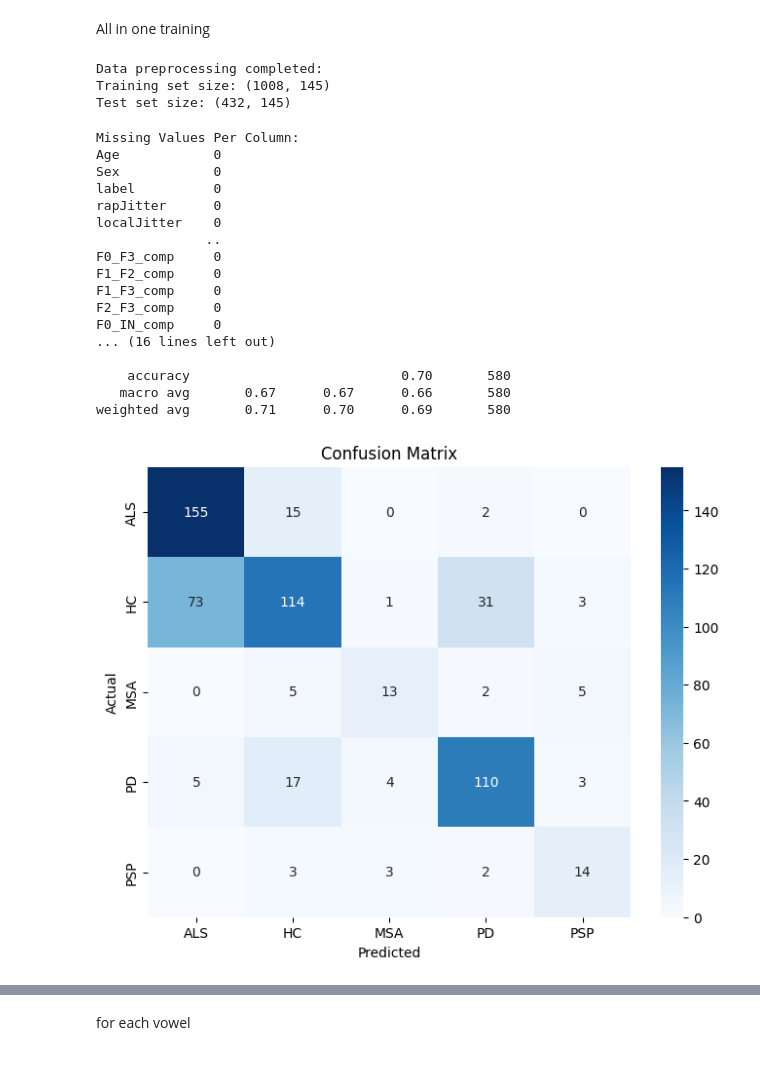
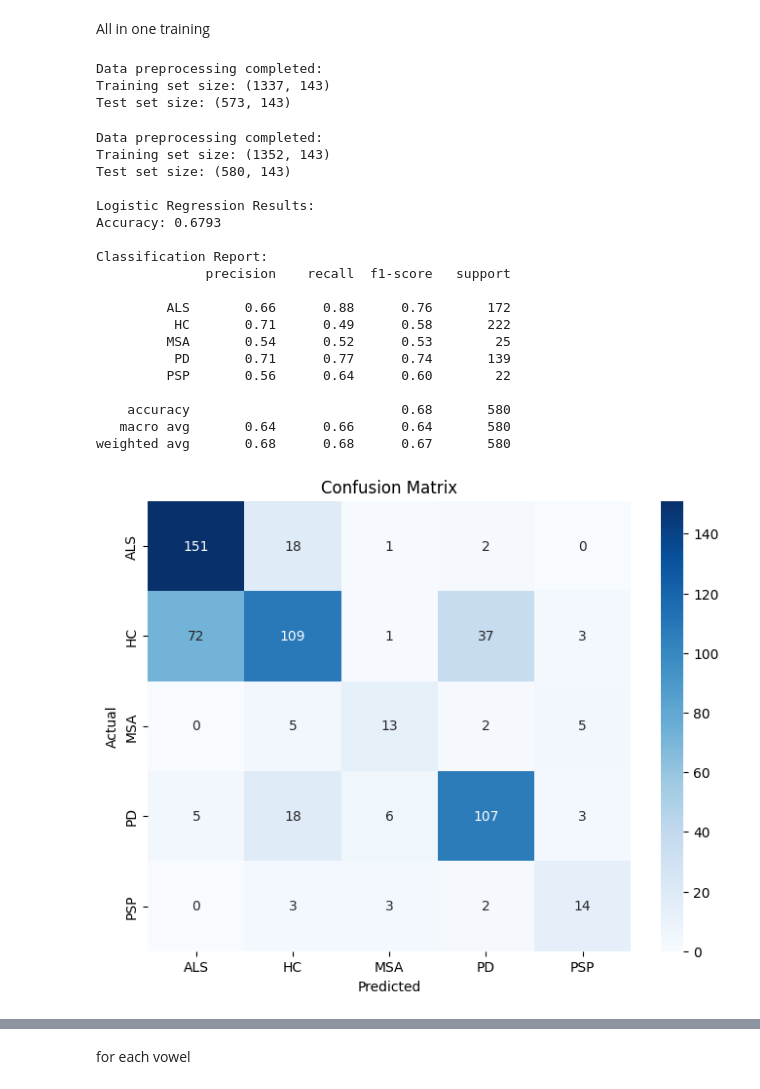
Before and after one commit to ktolnos/als-project, a Jupyter notebook: edward_classifier.ipynb, the cells around one changed output, grey strips where cells are left out. Cells and saved outputs as stored; diff of their text form; code cells hidden in the pictures.

```diff
--- a/edward_classifier.ipynb
+++ b/edward_classifier.ipynb
@@ -53,27 +53,22 @@ import seaborn as sns
 data = pd.read_csv("edward_uppercase_acoustic_features.csv")
 
 # Step 1: Drop irrelevant columns
-columns_to_drop = ["subjectID", "file_path", "voiced_file_path", "Severity", "Dataset", "Phoneme"]
+columns_to_drop = ["subjectID", "file_path", "voiced_file_path", "Severity", "Dataset", "Phoneme", "Sex", 'Age']
 data = data.drop(columns=columns_to_drop, errors="ignore")
 
-# Step 2: Encode categorical features
-categorical_columns = ["Sex", 'Age']  # Only keep 'Sex' as a categorical feature
-encoder = LabelEncoder()
-data["Sex"] = encoder.fit_transform(data["Sex"])
-
-# Step 3: Handle missing values
+# Step 2: Handle missing values
 data = data.dropna()  # Drop rows with missing values
 
-# Step 4: Separate features (X) and target (y)
+# Step 3: Separate features (X) and target (y)
 acoustic_features = data.columns.difference(["label"])  # All columns except 'label'
 X = data[acoustic_features]
 y = data["label"]
 
-# Step 5: Scale numeric features
+# Step 4: Scale numeric features
 scaler = StandardScaler()
 X_scaled = scaler.fit_transform(X)
 
-# Step 6: Split into train and test sets
+# Step 5: Split into train and test sets
 X_train, X_test, y_train, y_test = train_test_split(X_scaled, y, test_size=0.3, random_state=42, stratify=y)
 
 print("Data preprocessing completed:")
@@ -81,8 +76,8 @@ print(f"Training set size: {X_train.shape}")
 print(f"Test set size: {X_test.shape}")
 # %% [output]
 Data preprocessing completed:
-Training set size: (1008, 145)
-Test set size: (432, 145)
+Training set size: (1337, 143)
+Test set size: (573, 143)
 # %%
 import pandas as pd
 from sklearn.model_selection import train_test_split
@@ -96,22 +91,12 @@ import seaborn as sns
 data = pd.read_csv("edward_uppercase_acoustic_features.csv")
 
 # Step 1: Drop irrelevant columns
-columns_to_drop = ["subjectID", "file_path", "voiced_file_path", "Severity", "Dataset", "Phoneme"]
+columns_to_drop = ["subjectID", "file_path", "voiced_file_path", "Severity", "Dataset", "Phoneme", 'Age', 'Sex']
 data = data.drop(columns=columns_to_drop, errors="ignore")
 
-# Step 2: Encode categorical features
-categorical_columns = ["Sex", 'Age'] # Only keep 'Sex' as a categorical feature
-encoder = LabelEncoder()
-if "Sex" in data.columns:
-    data["Sex"] = encoder.fit_transform(data["Sex"])
-
-if "Age" in data.columns:
-    data["Age"] = encoder.fit_transform(data["Age"])
 
 # Step 3: Handle missing values (Identify and impute)
 missing_summary = data.isnull().sum()
-print("Missing Values Per Column:")
-print(missing_summary)
 
 # Impute missing values for numeric columns with their mean
 numeric_columns = data.select_dtypes(include=["float64", "int64"]).columns
@@ -127,50 +112,52 @@ scaler = StandardScaler()
 X_scaled = scaler.fit_transform(X)
 
 # Step 6: Split into train and test sets
 X_train, X_test, y_train, y_test = train_test_split(X_scaled, y, test_size=0.3, random_state=42, stratify=y)
 
 print("Data preprocessing completed:")
 print(f"Training set size: {X_train.shape}")
 print(f"Test set size: {X_test.shape}")
 
 # Step 7: Logistic Regression Model
 log_reg = LogisticRegression(max_iter=1000, random_state=42, class_weight="balanced")
 log_reg.fit(X_train, y_train)
 
 # Predictions and Evaluation
 y_pred = log_reg.predict(X_test)
 print("\nLogistic Regression Results:")
 print(f"Accuracy: {accuracy_score(y_test, y_pred):.4f}")
 print("\nClassification Report:")
 print(classification_report(y_test, y_pred))
 
 # Confusion Matrix
 conf_matrix = confusion_matrix(y_test, y_pred)
 plt.figure(figsize=(8, 6))
 sns.heatmap(conf_matrix, annot=True, fmt="d", cmap="Blues", xticklabels=log_reg.classes_, yticklabels=log_reg.classes_)
 plt.xlabel("Predicted")
 plt.ylabel("Actual")
 plt.title("Confusion Matrix")
 plt.show()
 # %% [output]
-Missing Values Per Column:
-Age            0
-Sex            0
-label          0
-rapJitter      0
-localJitter    0
-              ..
-F0_F3_comp     0
-F1_F2_comp     0
-F1_F3_comp     0
-F2_F3_comp     0
-F0_IN_comp     0
-... (16 lines left out)
+Data preprocessing completed:
+Training set size: (1352, 143)
+Test set size: (580, 143)
 
-    accuracy                           0.70       580
-   macro avg       0.67      0.67      0.66       580
-weighted avg       0.71      0.70      0.69       580
+Logistic Regression Results:
+Accuracy: 0.6793
+
+Classification Report:
+              precision    recall  f1-score   support
+
+         ALS       0.66      0.88      0.76       172
+          HC       0.71      0.49      0.58       222
+         MSA       0.54      0.52      0.53        25
+          PD       0.71      0.77      0.74       139
+         PSP       0.56      0.64      0.60        22
+
+    accuracy                           0.68       580
+   macro avg       0.64      0.66      0.64       580
+weighted avg       0.68      0.68      0.67       580
-[figure, old version]
+[figure, new version]
 # %%
 import pandas as pd
 from sklearn.preprocessing import LabelEncoder, StandardScaler
```
Also changed, not shown: parts of 4 cells of this notebook, 6 other files.
